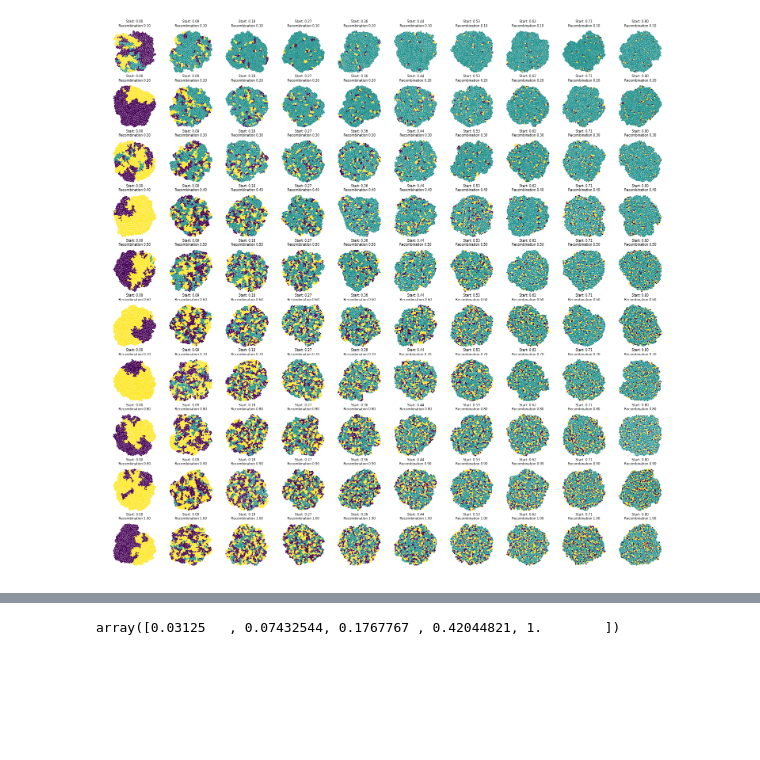
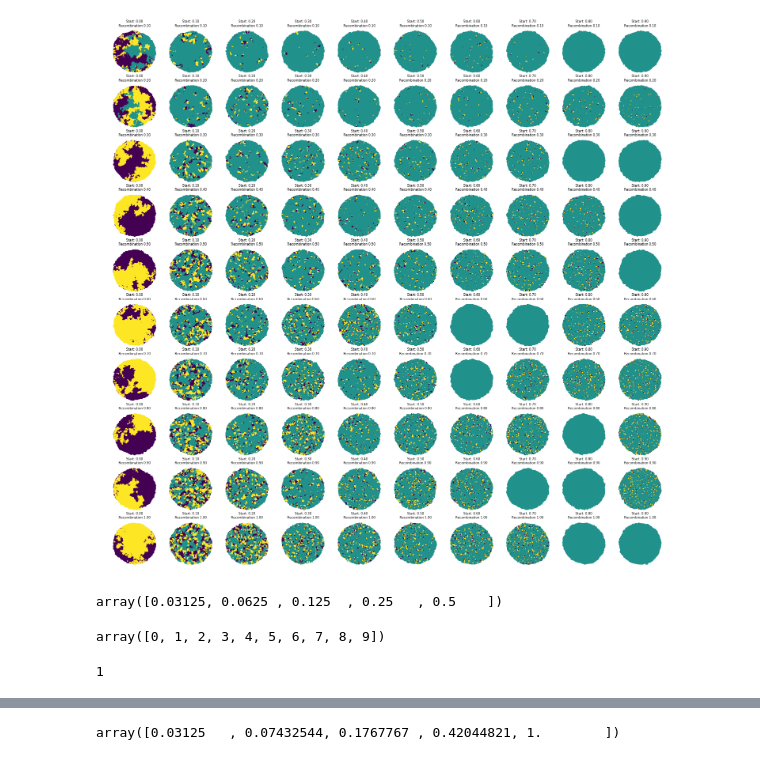
Before and after one commit to sbernasek/growth, a Jupyter notebook: notebooks/analysis.ipynb, the cells around one changed output, grey strips where cells are left out. Saved outputs shown, nothing was run; the diff lists cells and outputs as text; code cells hidden in the pictures; blank space fills up the shorter version.

```diff
--- a/notebooks/analysis.ipynb
+++ b/notebooks/analysis.ipynb
@@ -11,33 +12,42 @@ sweep_111918_main/       sweep_111918_new_format/ sweep_focused/
 # %%
-path = '../simulations/sweep_111918_main/'
+path = '../simulations/sweep_new_112118/'
 sweep = Sweep.load(path)
 # %%
 import matplotlib.pyplot as plt
 # %%
-replicate_id = 1
+replicate_id = 2
 
 row_size = sweep.density * sweep.batch_size
 col_size = sweep.batch_size
 
 fig, axes = plt.subplots(nrows=sweep.density, ncols=sweep.density, figsize=(25, 25))
 
 ax_id = 0
 for index in range(sweep.N):
     if (index % sweep.batch_size) != replicate_id:
         continue
 
     # load simulation
     sim = sweep[index]
 
     # plot culture
     ax = axes.flatten()[ax_id]
     sim.plot(ax=ax, s=10)
 
     start_point = sim.recombination_start / sim.final_population
     ax.set_title('Start: {:0.2f}\nRecombination {:0.2f}'.format(start_point, sim.recombination), fontsize=8)
     ax.axis('off')
 
     # increment ax_id
     ax_id += 1
 # %% [output]
-[figure, old version]
+[figure, new version]
+# %%
+np.logspace(-5, -1, num=5, base=2)
+# %% [output]
+array([0.03125, 0.0625 , 0.125  , 0.25   , 0.5    ])
+# %%
+density = 10
+np.arange(density)
+# %% [output]
+array([0, 1, 2, 3, 4, 5, 6, 7, 8, 9])
@@ -43,0 +58,5 @@ for index in range(sweep.N):
+# %%
+for cell in Cell().grow(max_generation=0, recombination=1):
+    print(cell.genotype)
+# %% [output]
+1
```
Also changed, not shown: parts of 12 cells of this notebook, 4 other files.
